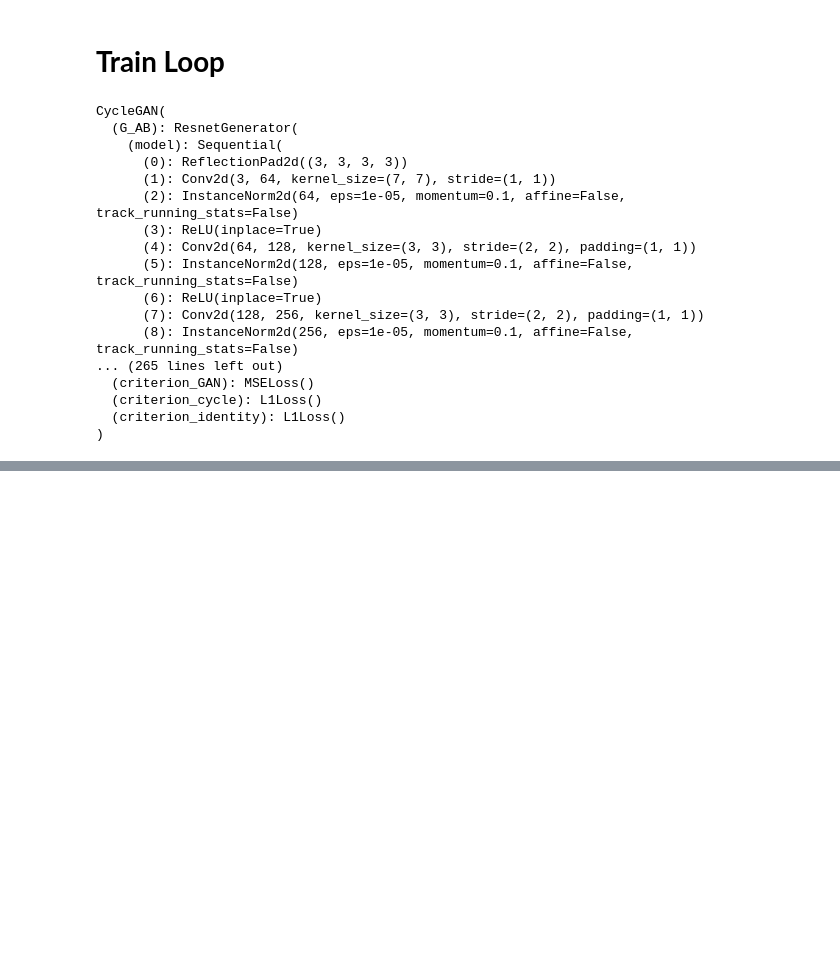
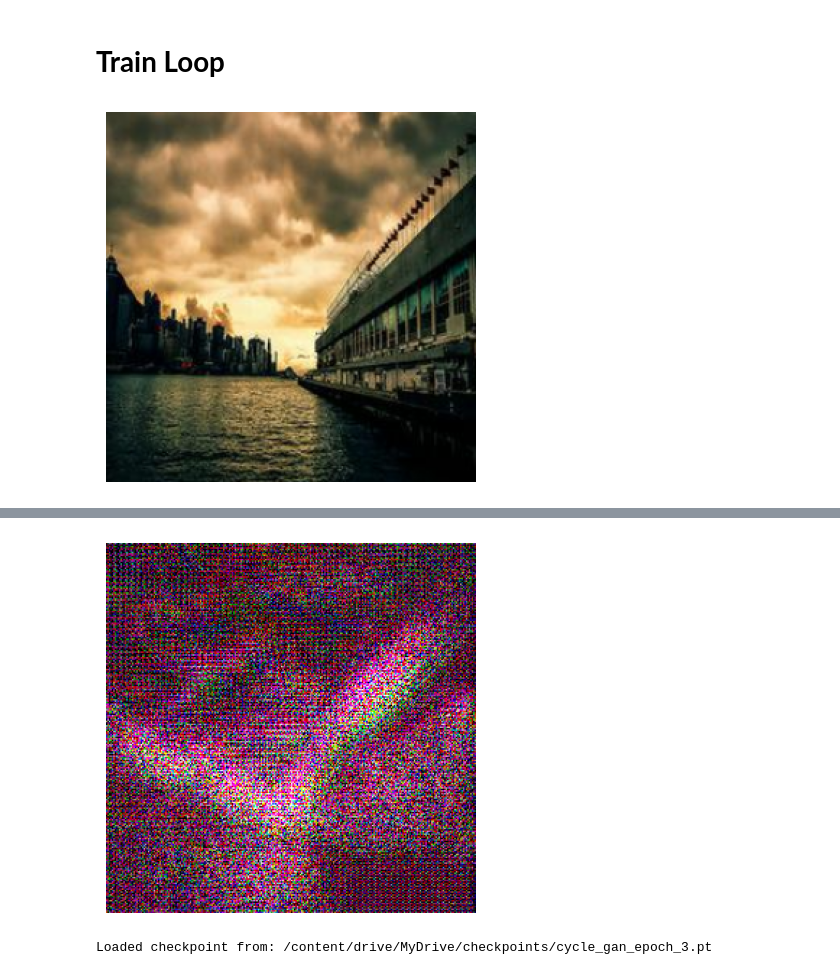
Before and after one commit to azhgh22/Monet_Style_Generator, a Jupyter notebook: notebooks/run.ipynb, the cells around one changed output, grey strips where cells are left out. Drawn from its saved outputs; the diff is of its cells as text; code cells hidden in the pictures; blank space fills up the shorter version.

```diff
--- a/notebooks/run.ipynb
+++ b/notebooks/run.ipynb
@@ -111,6 +117,7 @@ from models.GAN.cycle_gan import CycleGAN
 # %% [markdown]
 # **Train Loop**
 # %%
+%%capture
 EPOCHS = 200
 
 monet_generator = ResnetGenerator()
@@ -119,36 +126,14 @@ monet_discriminator = PatchGANDiscriminator()
 picture_generator = ResnetGenerator()
 picture_discriminator = PatchGANDiscriminator()
 
-model = CycleGAN(monet_generator, picture_generator, monet_discriminator, picture_discriminator)
-model.state_dict()
+model = CycleGAN(monet_generator, picture_generator, monet_discriminator, picture_discriminator).to(device)
+
 ## init model weights from Normal (0, 0.002)
 wi = WeightsInitializer()
 model.apply(wi)
-
-model.echo_step()
-# for e in range(EPOCHS):
-#   for p, m in train_loader:
-#       p = p.to(device)
-#       m = m.to(device)
-
-#       model.train_step()
-
-#   model.epoch_step()
-# %% [output]
-CycleGAN(
-  (G_AB): ResnetGenerator(
-    (model): Sequential(
-      (0): ReflectionPad2d((3, 3, 3, 3))
-      (1): Conv2d(3, 64, kernel_size=(7, 7), stride=(1, 1))
-      (2): InstanceNorm2d(64, eps=1e-05, momentum=0.1, affine=False, track_running_stats=False)
-      (3): ReLU(inplace=True)
-      (4): Conv2d(64, 128, kernel_size=(3, 3), stride=(2, 2), padding=(1, 1))
-      (5): InstanceNorm2d(128, eps=1e-05, momentum=0.1, affine=False, track_running_stats=False)
-      (6): ReLU(inplace=True)
-      (7): Conv2d(128, 256, kernel_size=(3, 3), stride=(2, 2), padding=(1, 1))
-      (8): InstanceNorm2d(256, eps=1e-05, momentum=0.1, affine=False, track_running_stats=False)
-... (265 lines left out)
-  (criterion_GAN): MSELoss()
-  (criterion_cycle): L1Loss()
-  (criterion_identity): L1Loss()
-)
+# %%
+gen_img = monet_generator.forward(train_dataset[0][0].to(device))
+show_img(train_dataset[0][0])
+show_img(gen_img)
+# %% [output]
+[figure, added]
@@ -154,0 +141,10 @@ CycleGAN(
+[figure, added]
+# %%
+checkpoint_dir = "/content/drive/MyDrive/checkpoints"
+
+checkpointer = Checkpointer(checkpoint_dir,"cycle_gan",1)
+train = Train(model, 30, train_loader, checkpointer, device)
+train.load_checkpoint()
+# train.train()
+# %% [output]
+Loaded checkpoint from: /content/drive/MyDrive/checkpoints/cycle_gan_epoch_3.pt
```
Also changed, not shown: parts of 6 cells of this notebook.
